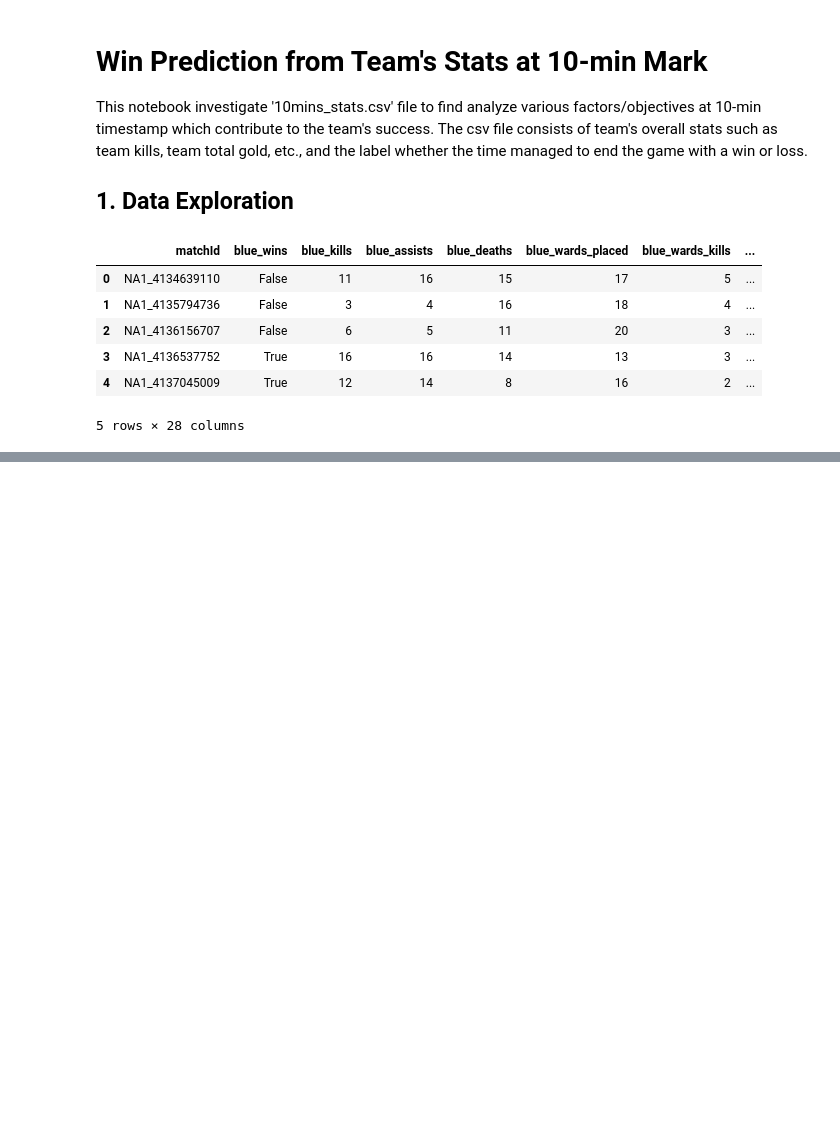
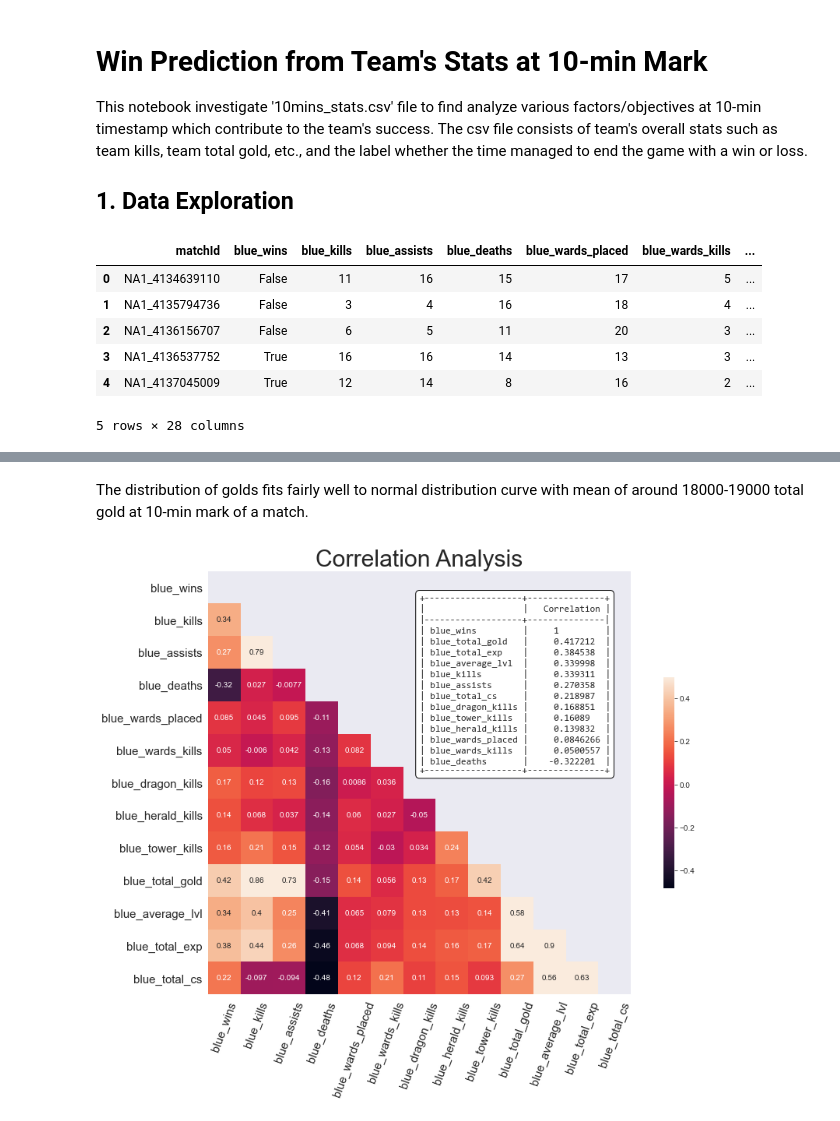
Before and after one commit to andamanopal/league-of-legends-ds, a Jupyter notebook: win-prediction-10mins.ipynb, the cells around one changed output, grey strips where cells are left out. Drawn from its saved outputs; the diff is of its cells as text; code cells hidden in the pictures; blank space fills up the shorter version.

```diff
--- a/win-prediction-10mins.ipynb
+++ b/win-prediction-10mins.ipynb
@@ -52,0 +62,25 @@ plt.show()
+# %% [markdown]
+The distribution of golds fits fairly well to normal distribution curve with mean of around 18000-19000 total gold at 10-min mark of a match.
+# %%
+corr = df[df.columns[:15]].drop(['blue_inhibitor_kills'], axis=1).corr()
+mask = np.triu(np.ones_like(corr, dtype=bool))
+fig, ax = plt.subplots(figsize=(15,10))
+# cmap = sns.diverging_palette(220, 10, as_cmap=True)
+sns.heatmap(corr, mask=mask, cmap=None, vmax=0.5, square=True, annot=True, cbar_kws={'shrink':.5}, ax=ax)
+ax.tick_params(axis='x', rotation=70, labelsize=15)
+ax.tick_params(axis='y', labelsize=15)
+ax.set_title('Correlation Analysis', fontsize=30)
+
+text = tabulate(corr['blue_wins'].sort_values(ascending=False).rename('Correlation').to_frame(),
+                headers='keys',
+                tablefmt='psql'
+               )
+plt.text(6.5, 6.2, text,
+         fontsize=12,
+         bbox=dict(boxstyle="round, pad=0.4", fc="white", ec="black", lw=1),
+         **{'fontname':'Consolas'}
+        )
+
+plt.show()
+# %% [output]
+[figure, added]
```
Also changed, not shown: parts of 24 cells of this notebook.
